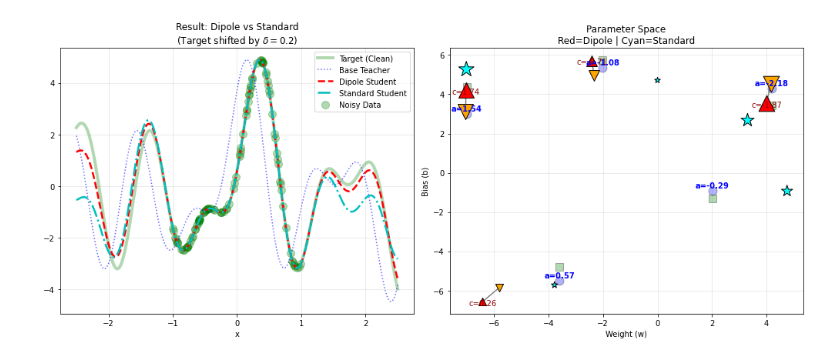
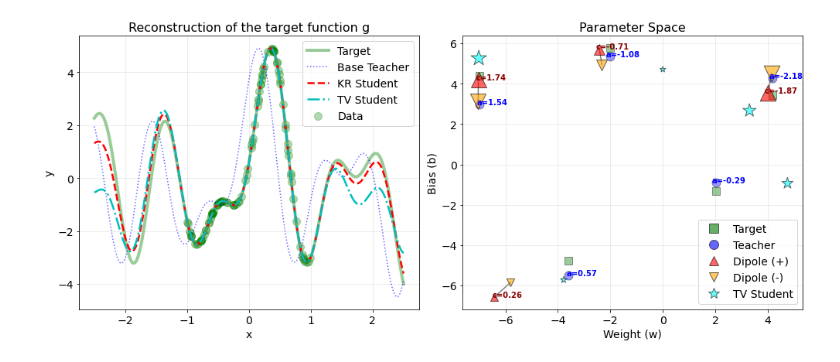
Before and after one commit to EmanueleNaldi/Training-with-KR-norms, a Jupyter notebook: Train_with_KR.ipynb, the cells around one changed output. Saved outputs shown, nothing was run; the diff lists cells and outputs as text; code cells hidden in the pictures.

```diff
--- a/Train_with_KR.ipynb
+++ b/Train_with_KR.ipynb
@@ -15,7 +15,7 @@ M_CORRECTION = 5
 delta = 0.2
 n_data = 100
 iterations = 50000
-learning_rate = 0.01   # Constant Learning Rate
+learning_rate = 0.01
 
 # Noise level
 noise_level = 0
@@ -23,11 +23,11 @@ noise_level = 0
 # Filter threshold for plotting
 c_threshold = 0.0001
 
-# Hyperparameters for Dipole Student
+# Hyperparameters for KR Student
 alpha = 0.01
 beta = 0.00001
 
-# Hyperparameters for Standard Student
+# Hyperparameters for TV Student
 alpha_tv = 0.01
 
 # --- 1. Define Teacher & Shifted Teacher ---
@@ -42,26 +42,26 @@ a_shifted = a_teacher.clone()
 
 # --- 2. Define Network Parameters ---
 
-# A. DIPOLE STUDENT
+# KR STUDENT
 w_plus = w_teacher.clone().detach().requires_grad_(True)
 b_plus = b_teacher.clone().detach().requires_grad_(True)
 w_minus = w_teacher.clone().detach().requires_grad_(True)
 b_minus = b_teacher.clone().detach().requires_grad_(True)
 c = a_teacher.clone().detach().requires_grad_(True)
 
-# B. STANDARD STUDENT
+# TV STUDENT
 w_bar = w_teacher.clone().detach().requires_grad_(True)
 b_bar = b_teacher.clone().detach().requires_grad_(True)
 a_bar = a_teacher.clone().detach().requires_grad_(True)
 
-# --- SPLIT OPTIMIZERS ---
+# --- OPTIMIZERS ---
 optimizer_dipole = optim.Adam([c, w_plus, b_plus, w_minus, b_minus], lr=learning_rate)
 optimizer_standard = optim.Adam([w_bar, b_bar, a_bar], lr=learning_rate)
 
 def sigma(x):
     return torch.sin(x)
 
-# --- Pre-calculate Validation Data (Range [-2.5, 2.5]) ---
+# --- Validation Data (Range [-2.5, 2.5]) ---
 x_val = torch.linspace(-2.5, 2.5, 300)
 y_target_val = torch.zeros_like(x_val)
 y_base_val = torch.zeros_like(x_val)
@@ -72,14 +72,14 @@ with torch.no_grad():
         y_base_val += a_teacher[i] * sigma(w_teacher[i] * x_val + b_teacher[i])
 
 # --- 3. Training Loop ---
-# Storage for metrics (calculated but not plotted)
+# Storage for metrics
 val_mse_history_dipole = []
 val_mse_history_standard = []
 
 x_final_batch = None
 y_target_final_batch = None
 
-# Training Data (Random batch in [-1, 1] - Fixed once)
+# Training Data (Random batch in [-1, 1])
 x = (torch.rand(n_data) * 2) - 1
 
 # Generate Training Targets
@@ -99,7 +99,7 @@ for i in range(N_TEACHER):
 for it in range(iterations):
 
     # ==========================
-    # 1. OPTIMIZE DIPOLE STUDENT
+    # 1. OPTIMIZE KR STUDENT
     # ==========================
     optimizer_dipole.zero_grad()
 
@@ -126,7 +126,7 @@ for it in range(iterations):
     optimizer_dipole.step()
 
     # ============================
-    # 2. OPTIMIZE STANDARD STUDENT
+    # 2. OPTIMIZE TV STUDENT
     # ============================
     optimizer_standard.zero_grad()
 
@@ -143,7 +143,7 @@ for it in range(iterations):
     total_loss_standard.backward()
     optimizer_standard.step()
 
-    # --- Validation / MSE Tracking (Every 100 steps) ---
+    # --- MSE Tracking (Every 100 steps) ---
     if it % 100 == 0:
         with torch.no_grad():
             # Dipole Validation
@@ -164,7 +164,7 @@ for it in range(iterations):
             val_mse_history_standard.append(mse_s)
 
     if it % 1000 == 0:
-        print(f"Iter {it}: Loss Dipole {total_loss_dipole.item():.4f} | Loss Std {total_loss_standard.item():.4f}")
+        print(f"Iter {it}: KR Student loss: {total_loss_dipole.item():.4f} | TV Student loss: {total_loss_standard.item():.4f}")
 
     if it == iterations - 1:
         x_final_batch = x.detach().numpy()
@@ -172,27 +172,40 @@ for it in range(iterations):
 
 # --- 4. Visualization ---
 
+# --- Font Configuration ---
+FS_TITLE = 16      # Font size for Plot Titles
+FS_LABEL = 14      # Font size for Axis Labels (x, y)
+FS_LEGEND = 14     # Font size for Legends
+FS_ANNOTATION = 10  # Font size for text inside the plot
+FS_TICKS = 14      # Font size for axis numbers
+
 plt.figure(figsize=(14, 6))
 
 # --- Plot 1: Functions ---
 plt.subplot(1, 2, 1)
-plt.title(f"Result: Dipole vs Standard\n(Target shifted by $\delta={delta}$)")
-plt.scatter(x_final_batch, y_target_final_batch, c='green', alpha=0.3, s=100, label='Noisy Data')
-plt.plot(x_val, y_target_val, 'g-', linewidth=4, alpha=0.3, label='Target (Clean)')
+plt.title(f"Reconstruction of the target function g", fontsize=FS_TITLE)
+
+plt.scatter(x_final_batch, y_target_final_batch, c='green', alpha=0.3, s=100, label='Data')
+plt.plot(x_val, y_target_val, 'g-', linewidth=4, alpha=0.4, label='Target')
 plt.plot(x_val, y_base_val, 'b:', linewidth=1.5, alpha=0.6, label='Base Teacher')
 
-plt.plot(x_val, y_base_val + y_d_val, 'r--', linewidth=2.5, label='Dipole Student')
-plt.plot(x_val, y_base_val + y_s_val, 'c-.', linewidth=2.5, label='Standard Student')
+plt.plot(x_val, y_base_val + y_d_val, 'r--', linewidth=2.5, label='KR Student')
+plt.plot(x_val, y_base_val + y_s_val, 'c-.', linewidth=2.5, label='TV Student')
 
-plt.legend()
+# Legend
+plt.legend(loc='upper right', fontsize=FS_LEGEND)
 plt.grid(True, alpha=0.3)
-plt.xlabel("x")
+plt.xlabel("x", fontsize=FS_LABEL)
+plt.ylabel("y", fontsize=FS_LABEL)
+plt.tick_params(axis='both', which='major', labelsize=FS_TICKS)
 
 # --- Plot 2: Parameter Space ---
 plt.subplot(1, 2, 2)
-plt.title(f"Parameter Space\nRed=Dipole | Cyan=Standard")
-plt.scatter(w_teacher, b_teacher, c='blue', s=120, label='Base Teacher', marker='o', edgecolors='k', zorder=2, alpha=0.3)
-plt.scatter(w_shifted, b_shifted, c='green', s=120, label='Target', marker='s', edgecolors='k', zorder=2, alpha=0.3)
+plt.title(f"Parameter Space", fontsize=FS_TITLE)
+
+# 1. Plot Teacher & Target
+plt.scatter(w_teacher, b_teacher, c='blue', s=120, label='Teacher', marker='o', edgecolors='k', zorder=2, alpha=0.4)
+plt.scatter(w_shifted, b_shifted, c='green', s=120, label='Target', marker='s', edgecolors='k', zorder=2, alpha=0.4)
 
 wp = w_plus.detach().numpy()
 bp = b_plus.detach().numpy()
@@ -201,23 +214,43 @@ bm = b_minus.detach().numpy()
 c_vals = c.detach().numpy()
 c_sizes = np.abs(c_vals) * 200 + 50
 
+# 2. Plot Dipole points inside loop
 for i in range(M_CORRECTION):
-    plt.text(w_teacher[i], b_teacher[i] + 0.15, f"a={a_teacher[i]:.2f}",
-             color='blue', fontsize=10, ha='center', fontweight='bold')
+    # Teacher Amplitude Annotation
+    plt.text(w_teacher[i]+0.5, b_teacher[i], f"a={a_teacher[i]:.2f}",
+             color='blue', fontsize=FS_ANNOTATION, ha='center',fontweight='bold')
+
     if abs(c_vals[i]) > c_threshold:
-        plt.scatter(wp[i], bp[i], c='red', s=c_sizes[i], marker='^', edgecolors='k', zorder=3)
-        plt.scatter(wm[i], bm[i], c='orange', s=c_sizes[i], marker='v', edgecolors='k', zorder=3)
+        plt.scatter(wp[i], bp[i], c='red', s=c_sizes[i], marker='^', edgecolors='k', zorder=3,  alpha=0.6)
+        plt.scatter(wm[i], bm[i], c='orange', s=c_sizes[i], marker='v', edgecolors='k', zorder=3,  alpha=0.6)
         plt.plot([wp[i], wm[i]], [bp[i], bm[i]], 'k-', alpha=0.5, zorder=1)
-        plt.text(wp[i], bp[i] - 0.2, f"c={c_vals[i]:.2f}", color='darkred', fontsize=10, ha='center')
 
+        # Dipole Strength Annotation
+        plt.text(wp[i]+0.5, bp[i], f"c={c_vals[i]:.2f}",
+                 color='darkred', fontsize=FS_ANNOTATION, ha='center',fontweight='bold')
+
+# 3. Plot TV Student
 wb = w_bar.detach().numpy()
 bb = b_bar.detach().numpy()
 ab = a_bar.detach().numpy() / M_CORRECTION
 ab_sizes = np.abs(ab) * 1000 + 50
-plt.scatter(wb, bb, c='cyan', s=ab_sizes, marker='*', label='Standard Student', edgecolors='k', zorder=4)
-plt.xlabel("Weight (w)")
-plt.ylabel("Bias (b)")
+plt.scatter(wb, bb, c='cyan', s=ab_sizes, marker='*', label='TV Student', edgecolors='k', zorder=4, alpha=0.6)
+
+plt.xlabel("Weight (w)", fontsize=FS_LABEL)
+plt.ylabel("Bias (b)", fontsize=FS_LABEL)
+plt.tick_params(axis='both', which='major', labelsize=FS_TICKS)
 plt.grid(True, alpha=0.3)
+
+# --- Legend ---
+legend_elements = [
+    Line2D([0], [0], marker='s', color='w', label='Target', markerfacecolor='green', markersize=12, markeredgecolor='k', alpha=0.6),
+    Line2D([0], [0], marker='o', color='w', label='Teacher', markerfacecolor='blue', markersize=12, markeredgecolor='k', alpha=0.6),
+    Line2D([0], [0], marker='^', color='w', label='Dipole (+)', markerfacecolor='red', markersize=12, markeredgecolor='k',alpha=0.6),
+    Line2D([0], [0], marker='v', color='w', label='Dipole (-)', markerfacecolor='orange', markersize=12, markeredgecolor='k',alpha=0.6),
+    Line2D([0], [0], marker='*', color='w', label='TV Student', markerfacecolor='cyan', markersize=14, markeredgecolor='k',alpha=0.6)
+]
+
+plt.legend(handles=legend_elements, loc='best', fontsize=FS_LEGEND)
 
 plt.tight_layout()
 
@@ -250,9 +283,9 @@ Iter 11000: Loss Dipole 0.0124 | Loss Std 0.0449
 ... (42 lines left out)
 ==================================================
 Dipole Student Error:   0.11426929
 Standard Student Error: 0.73150414
 ==================================================
-[figure, old version]
+[figure, new version]
 # %%
 ### Activation function: tanh ###
 
```
Also changed, not shown: parts of 2 cells of this notebook, 2 other files.
